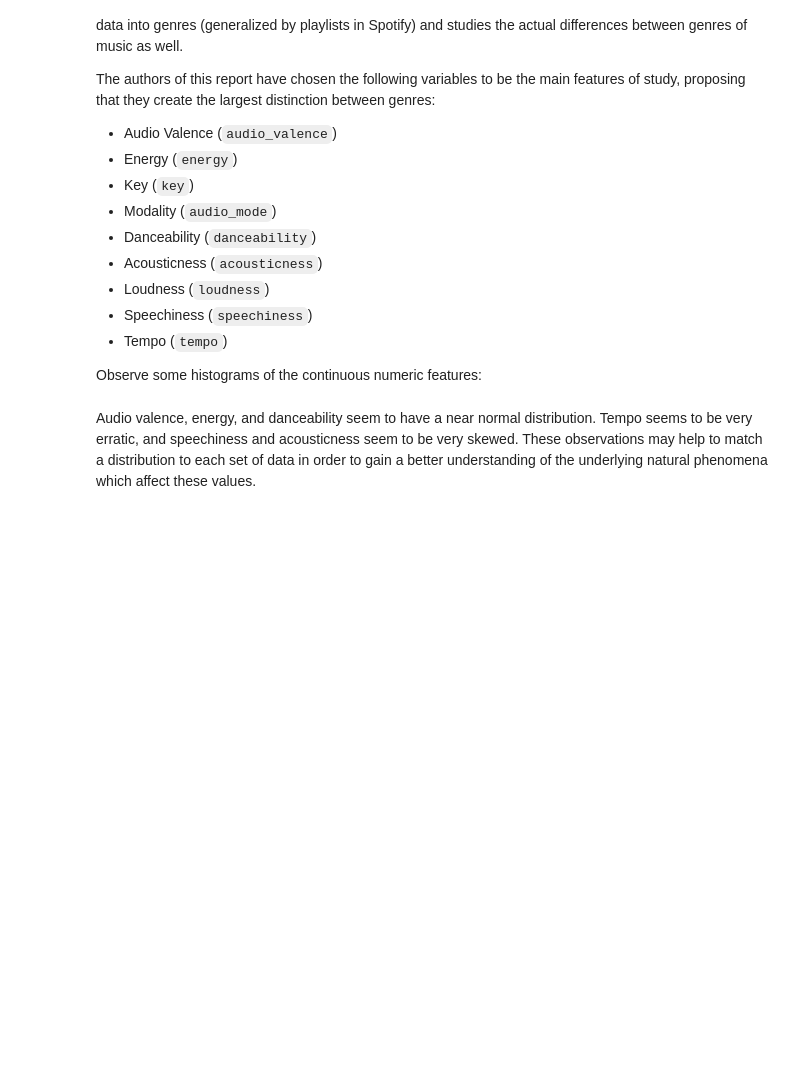
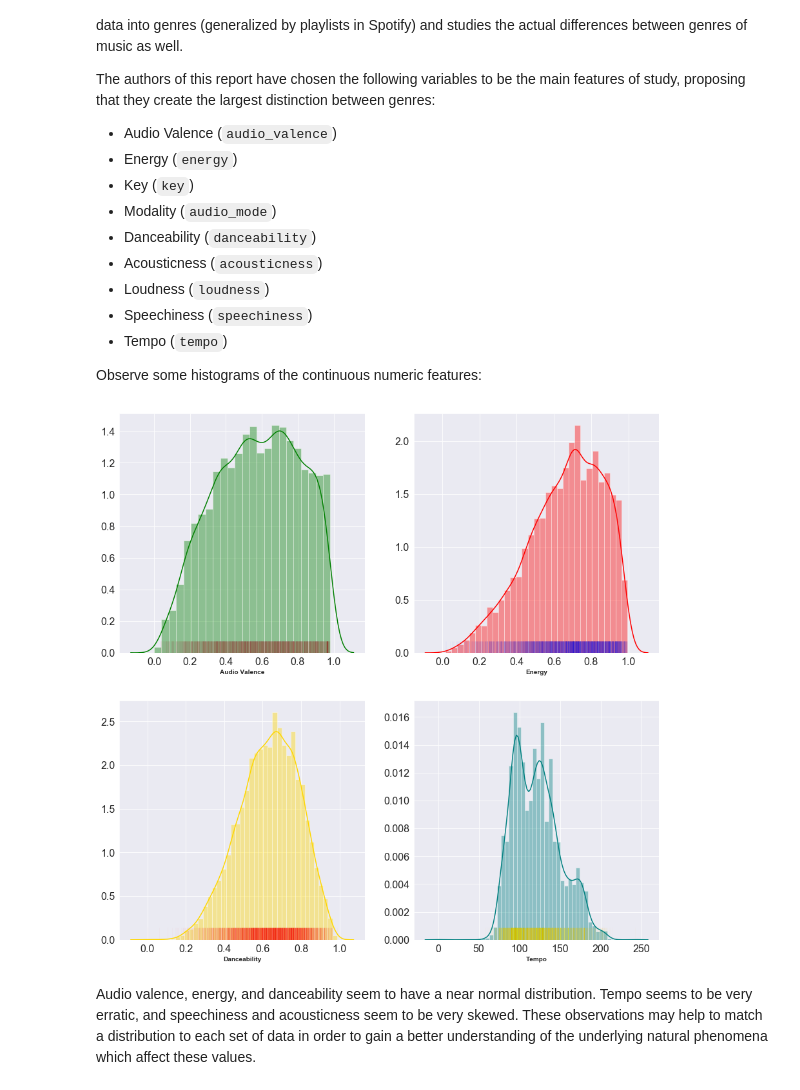
Before and after one commit to GolAbrishami/anlt232hw2, a Jupyter notebook: austin_edwin_golnaz-homework2_final_writeup.ipynb, the cells around one changed output. Cells and saved outputs as stored; diff of their text form; code cells hidden in the pictures; blank space fills up the shorter version.

Commit message:
Ed's Genres

```diff
--- a/austin_edwin_golnaz-homework2_final_writeup.ipynb
+++ b/austin_edwin_golnaz-homework2_final_writeup.ipynb
@@ -118,10 +118,9 @@ pop_df = songs_df[songs_df['playlist'].str.contains("Pop")]
 pop_df.insert(pop_df.shape[1], "Genre", "Pop", True)
 
 
-#Collect playlists from rap and hip hop
-rap_df = songs_df[(songs_df['playlist'].str.contains("Rap")) | (songs_df['playlist'].str.contains("Hop")) ]
-rap_df.insert(rap_df.shape[1], "Genre", "Rap", True)
-
+#Alternative
+alt_df = songs_df[songs_df['playlist'].str.contains("Alternative")]
+alt_df.insert(alt_df.shape[1], "Genre", "Alternative", True)
 
 #Collect playlists from rap and hip hop
 rap_df = songs_df[(songs_df['playlist'].str.contains("Rap")) | (songs_df['playlist'].str.contains("Hop")) ]
@@ -201,37 +206,39 @@ Observe some histograms of the continuous numeric features:
 # %%
 f, axes = plt.subplots(2, 2, figsize=(15,15), sharex=False)
 ax1 = sns.distplot( all_genres_df.audio_valence , color="green", ax=axes[0, 0], rug= True,
                    rug_kws={"alpha": 0.02, "color": "brown"})
 ax2 = sns.distplot( all_genres_df.energy , color="red", ax=axes[0, 1], rug= True,
                    rug_kws={"alpha": 0.02, "color": "blue"})
 ax3 = sns.distplot( all_genres_df.danceability , color="gold", ax=axes[1, 0], rug= True,
                    rug_kws={"alpha": 0.02, "color": "red"})
 ax4 = sns.distplot( all_genres_df.tempo, color="teal", ax=axes[1, 1], rug= True,
                    rug_kws={"alpha": 0.02, "color": "gold"})
 
 ax1.set_xlabel('Audio Valence',weight = "bold")
 ax2.set_xlabel('Energy', weight = "bold")
 ax3.set_xlabel('Danceability', weight = "bold")
 ax4.set_xlabel('Tempo', weight = "bold")
 
-for item in ([ax1.xaxis.label, ax1.yaxis.label] +
-             ax1.get_xticklabels() + ax1.get_yticklabels()):
+
+for item in (ax1.get_xticklabels() + ax1.get_yticklabels()):
     item.set_fontsize(16)
-for item in ([ax2.xaxis.label, ax2.yaxis.label] +
+for item in (
              ax2.get_xticklabels() + ax2.get_yticklabels()):
     item.set_fontsize(16)
 
-for item in ([ax3.xaxis.label, ax3.yaxis.label] +
+for item in (
              ax3.get_xticklabels() + ax3.get_yticklabels()):
     item.set_fontsize(16)
 
-for item in ([ax4.xaxis.label, ax4.yaxis.label] +
+for item in (
              ax4.get_xticklabels() + ax4.get_yticklabels()):
     item.set_fontsize(16)
 
 
 
 plt.show()
+# %% [output]
+[figure, added]
 # %% [markdown]
 Audio valence, energy, and danceability seem to have a near normal distribution. Tempo seems to be very erratic, and speechiness and acousticness seem to be very skewed. These observations may help to match a distribution to each set of data in order to gain a better understanding of the underlying natural phenomena which affect these values.
 # %% [markdown]
```
Also changed, not shown: parts of 6 cells of this notebook.
